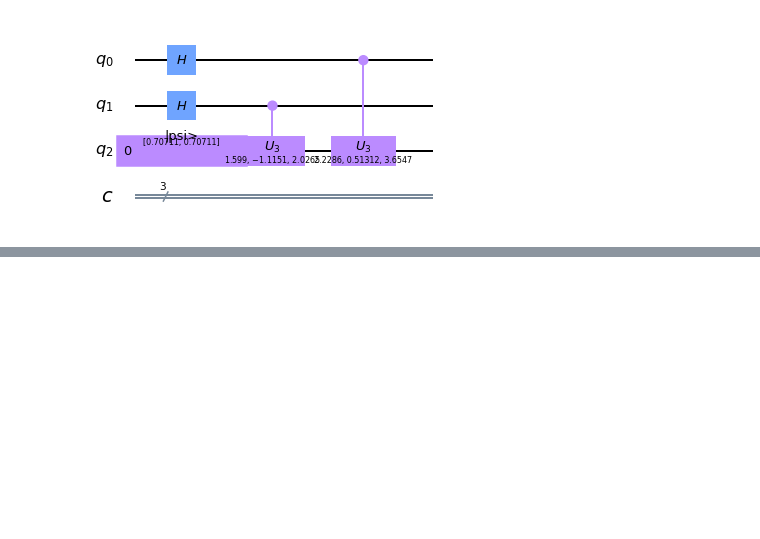
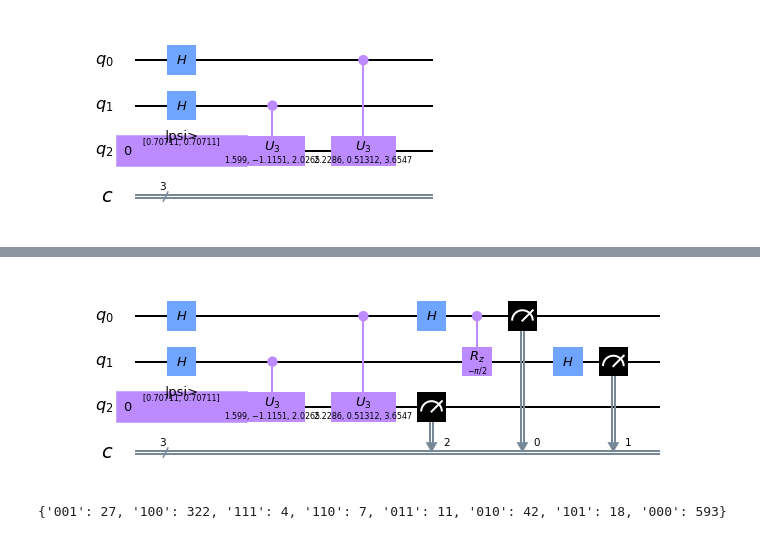
Before and after one commit to qiskit-community/qiskit-hackathon-bilbao-19, a Jupyter notebook: first_approach.ipynb, the cells around one changed output, grey strips where cells are left out. Drawn from its saved outputs; the diff is of its cells as text; code cells hidden in the pictures; blank space fills up the shorter version.

```diff
--- a/first_approach.ipynb
+++ b/first_approach.ipynb
@@ -65,0 +70,12 @@ AttributeError: 'QuantumCircuit' object has no attribute 'appendGate'
+# %%
+quantum_circuit.measure([0,1,2],[0,1,2])
+quantum_circuit.draw(output='mpl')
+# %% [output]
+[figure, added]
+# %%
+backend = BasicAer.get_backend('qasm_simulator')
+shots = 1024
+results = execute(quantum_circuit, backend=backend, shots=shots).result()
+print(results.get_counts())
+# %% [output]
+{'001': 27, '100': 322, '111': 4, '110': 7, '011': 11, '010': 42, '101': 18, '000': 593}
```
Also changed, not shown: parts of 3 cells of this notebook.
